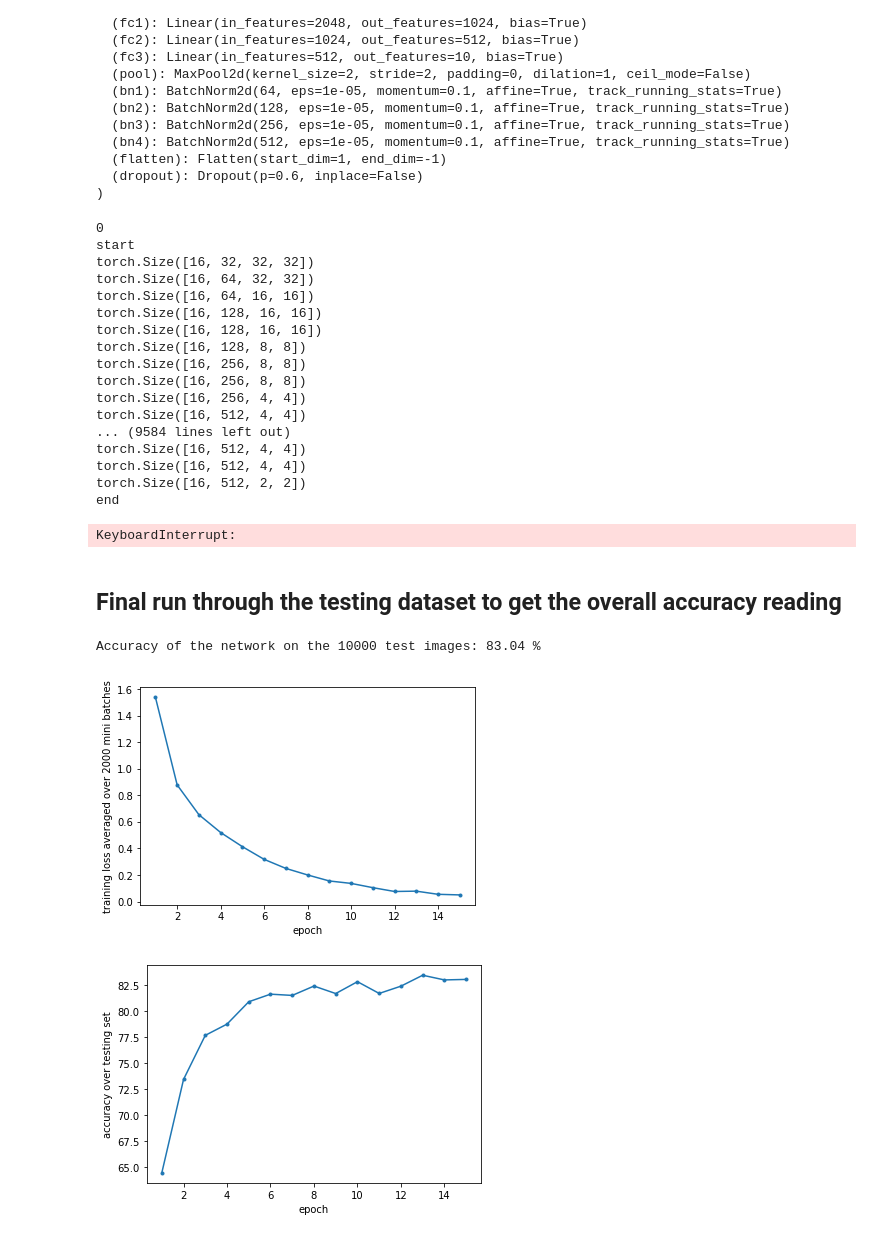
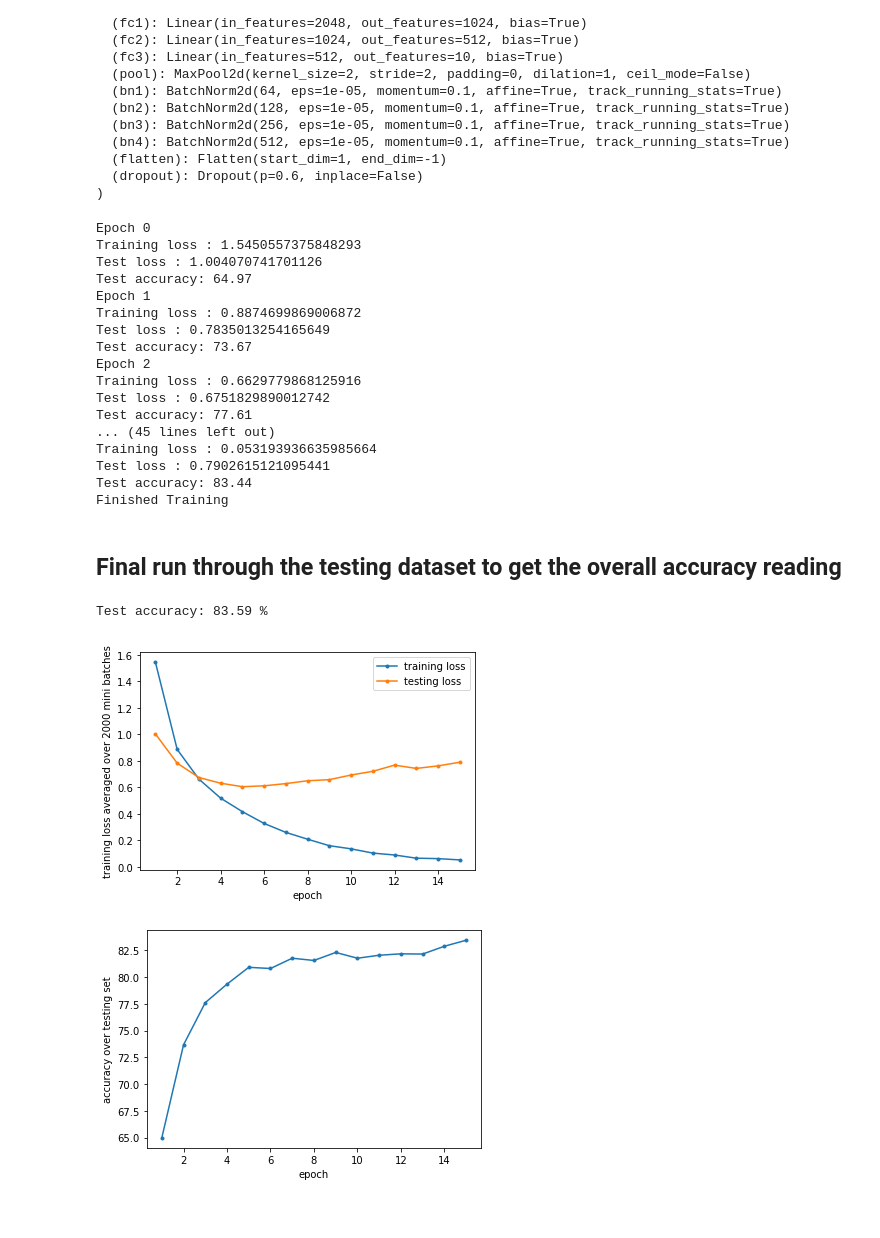
Before and after one commit to beep-boop-boop/INT2GRP19, a Jupyter notebook: classify.ipynb, the cells around one changed output. Saved outputs shown, nothing was run; the diff lists cells and outputs as text; code cells hidden in the pictures.

```diff
--- a/classify.ipynb
+++ b/classify.ipynb
@@ -117,8 +118,9 @@ network_g_19(
 # %%
 training_loss_history = []
 testing_accuracy_history = []
+testing_loss_history = []
 for epoch in range(epochs):
-
+    print(f"Epoch {epoch}")
     running_loss = 0.0
     for i, data in enumerate(trainloader, 0):
         inputs, labels = data
@@ -130,39 +132,45 @@ for epoch in range(epochs):
         running_loss += loss.item()
         if i % 2000 == 1999:# get mean loss every 2000 mini batches
             training_loss_history.append(running_loss / 2000)
+            print(f"Training loss : {running_loss / 2000}")
             running_loss = 0.0
     correct = 0
     total = 0
     total_test_loss = 0.0
     with torch.no_grad():
-        for data in testloader:
+        for i,  data in enumerate(testloader, 0):
             images, labels = data
             outputs = net(images.cuda())
             _, predicted = torch.max(outputs.data, 1)
             total += labels.cuda().size(0)
+            test_loss = criterion(outputs, labels.cuda())
+            total_test_loss += test_loss.item()
             correct += (predicted == labels.cuda()).sum().item()
+    testing_loss_history.append(total_test_loss / (len(test_data) / batch_size))
+    print(f"Test loss : {total_test_loss / (len(test_data) / batch_size)}")
+    total_test_loss = 0
     accuracy = 100 * correct / total
     testing_accuracy_history.append(accuracy)
+    print(f"Test accuracy: {accuracy}")
 print('Finished Training')
 # %% [output]
-0
-start
-torch.Size([16, 32, 32, 32])
-torch.Size([16, 64, 32, 32])
-torch.Size([16, 64, 16, 16])
-torch.Size([16, 128, 16, 16])
-torch.Size([16, 128, 16, 16])
-torch.Size([16, 128, 8, 8])
-torch.Size([16, 256, 8, 8])
-torch.Size([16, 256, 8, 8])
-torch.Size([16, 256, 4, 4])
-torch.Size([16, 512, 4, 4])
-... (9584 lines left out)
-torch.Size([16, 512, 4, 4])
-torch.Size([16, 512, 4, 4])
-torch.Size([16, 512, 2, 2])
-end
+Epoch 0
+Training loss : 1.5450557375848293
+Test loss : 1.004070741701126
+Test accuracy: 64.97
+Epoch 1
+Training loss : 0.8874699869006872
+Test loss : 0.7835013254165649
+Test accuracy: 73.67
+Epoch 2
+Training loss : 0.6629779868125916
+Test loss : 0.6751829890012742
+Test accuracy: 77.61
+... (45 lines left out)
+Training loss : 0.053193936635985664
+Test loss : 0.7902615121095441
+Test accuracy: 83.44
+Finished Training
-KeyboardInterrupt:
 # %% [markdown]
 ## Final run through the testing dataset to get the overall accuracy reading
 # %%
@@ -178,23 +186,25 @@ with torch.no_grad():
 
 print(f'Test accuracy: {100 * correct / total} %')
 # %% [output]
-Accuracy of the network on the 10000 test images: 83.04 %
+Test accuracy: 83.59 %
 # %%
 import seaborn as sns
 
-plt.plot(range (1, epochs + 1), training_loss_history, marker = '.')
+plt.plot(range (1, epochs + 1), training_loss_history, marker = '.', label = "training loss")
+plt.plot(range (1, epochs + 1), testing_loss_history, marker = '.', label = "testing loss")
 plt.xlabel("epoch")
 plt.ylabel("training loss averaged over 2000 mini batches")
+plt.legend()
 plt.savefig("training_loss.jpg")
 # %% [output]
-[figure, old version]
+[figure, new version]
 # %%
 plt.plot(range(1, epochs + 1), testing_accuracy_history, marker = '.')
 plt.xlabel("epoch")
 plt.ylabel("accuracy over testing set")
 plt.savefig("testing_accuracy.jpg")
 # %% [output]
-[figure, old version]
+[figure, new version]
 # %%
 correct_per_class = {classname: 0 for classname in classes}
 total_per_class = {classname: 0 for classname in classes}
```
Also changed, not shown: parts of 3 cells of this notebook.
